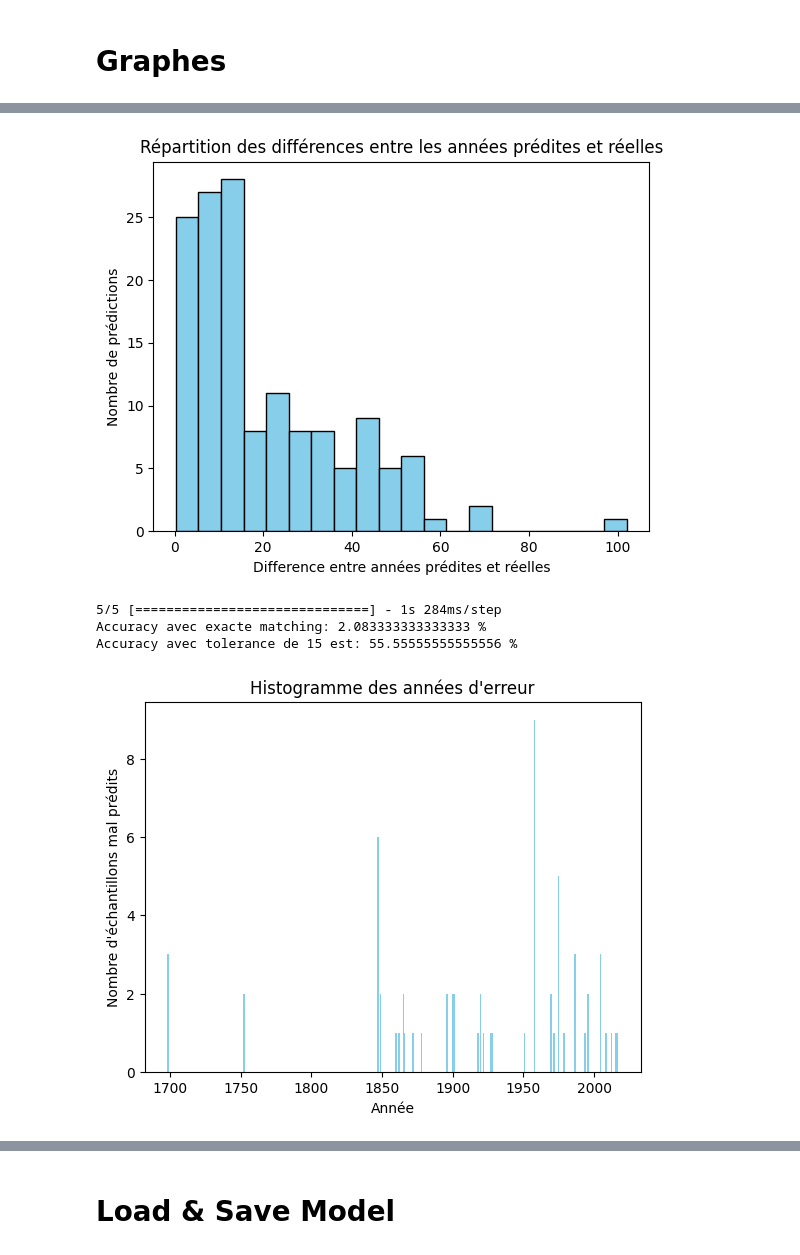
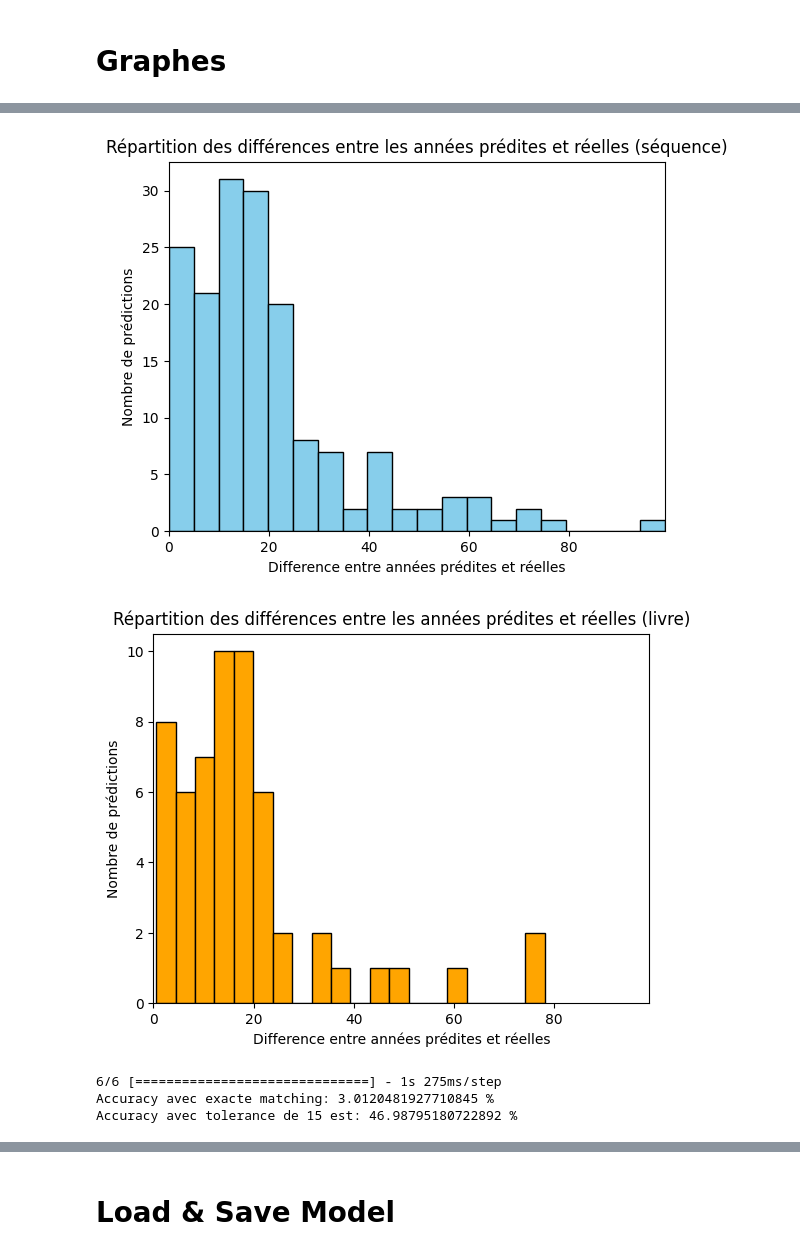
Before and after one commit to dorianGT/Text-Datation-With-CNN, a Jupyter notebook: TER.ipynb, the cells around one changed output, grey strips where cells are left out. Drawn from its saved outputs; the diff is of its cells as text; code cells hidden in the pictures.

```diff
--- a/TER.ipynb
+++ b/TER.ipynb
@@ -436,7 +471,7 @@ Nombre de séquences de données: 334
 ### Test Data
 # %%
 # Transformation de chaque texte dans X_test en une séquence d'entiers
-sequences_testA,sequences_testB = tokenizer.tokenize(X_test)
+sequences_testA,sequences_testB,sequences_testC = tokenizer.tokenize(X_test)
 # %% [output]
 Progression : 1.45% complète
 Progression : 2.90% complète
@@ -689,7 +630,7 @@ model_params = {'embedding_dim': 15,
                 'dropout':0.4 }
 
 # Création du modèle en utilisant l'architecture spécifiée
-input_shape = (max_len, embedding_dim+word_param_number)
+# input_shape = (max_len, embedding_dim+word_param_number)
 #model = archi(model_params,input_shape)
 model = define_multi_model(max_len, token_number)
 
@@ -706,9 +647,9 @@ early_stopping = EarlyStopping(monitor='loss', patience=3)
 # Création du callback EarlyStopping pour surveiller la perte de validation
 early_stopping_val = EarlyStopping(monitor='val_loss', patience=3)
 
-train = [data_trainA,data_trainB]
-val = [data_valA,data_valB]
-test = [data_testA,data_testB]
+train = [data_trainA,data_trainB,data_trainC]
+val = [data_valA,data_valB,data_valC]
+test = [data_testA,data_testB,data_testC]
 
 # with tf.device('/cpu:0'):
 #    data_train_tensor = tf.convert_to_tensor(data_train, np.float32)
@@ -719,7 +660,7 @@ test = [data_testA,data_testB]
 #    y_test_tensor = tf.convert_to_tensor(y_test, np.float32)
 
 # Entraînement du modèle avec les données d'entraînement et de validation, en utilisant EarlyStopping pour éviter le surapprentissage
-history = model.fit(train, y_train, epochs=200, batch_size=64, validation_data=(val, y_val), callbacks=[early_stopping, early_stopping_val])
+history = model.fit(train, y_train, epochs=1000, batch_size=64, validation_data=(val, y_val), callbacks=[early_stopping, early_stopping_val])
 
 # L'historique de l'entraînement
 history.history
@@ -771,14 +730,18 @@ Evaluation on Validation Data:
 # %%
+# Prédiction des dates
 y_pred = model.predict(test)
 
-error_samples = []
-tolerance = 15
-within_tolerance_count = 0
+error_samples = []  # Liste pour stocker les échantillons en dehors de la tolérance
+tolerance = 20  # Tolérance définie pour considérer les prédictions comme correctes
+within_tolerance_count = 0  # Compteur pour les prédictions dans la tolérance
 
+# Parcours de chaque échantillon dans les données de test
 for i in range(len(y_test)):
+    # Vérification si la différence entre la valeur prédite et la valeur réelle est dans la tolérance
     if abs(round(y_pred[i][0]) - y_test[i]) <= tolerance:
         within_tolerance_count += 1
 
+# Calcul de l'exactitude dans la tolérance
 accuracy_within_tolerance = (within_tolerance_count / len(y_test)) * 100
 
 print("Accuracy within tolerance:", accuracy_within_tolerance, "%")
@@ -897,8 +897,8 @@ min:  [1708.3177]
 # Graphes
 # %%
 # Plot training & validation loss values
-plt.plot(history.history['loss'][1:])
-plt.plot(history.history['val_loss'][1:])
+plt.plot(history.history['loss'][2:])
+plt.plot(history.history['val_loss'][2:])
 plt.title('Model loss')
 plt.ylabel('Loss')
 plt.xlabel('Epoch')
@@ -917,16 +917,27 @@ plt.show()
 #Calcul de la différence entre les années prédites et les années réelles
 y_pred = model.predict(test)
 diff = np.abs(y_test - y_pred.flatten())
+diff2 = np.abs(predicted_book_date - true_book_date)
 
-#le dernier bin
-max_diff = np.max(diff)
+# Calcul des limites maximales des différences pour les deux jeux de données
+max_diff = max(np.max(diff), np.max(diff2))
 
-#Plot de l'histogramme des différences entre les années prédites et réelles
+# Plot de l'histogramme des différences entre les années prédites et réelles pour la séquence
 plt.hist(diff, bins=20, color='skyblue', edgecolor='black')
 plt.xlabel('Difference entre années prédites et réelles')
 plt.ylabel('Nombre de prédictions')
-plt.title('Répartition des différences entre les années prédites et réelles')
+plt.title('Répartition des différences entre les années prédites et réelles (séquence)')
+plt.xlim(0, max_diff)  # Limite des axes pour les deux graphiques
 plt.show()
+
+# Plot de l'histogramme des différences entre les années prédites et réelles pour le livre
+plt.hist(diff2, bins=20, color='orange', edgecolor='black')
+plt.xlabel('Difference entre années prédites et réelles')
+plt.ylabel('Nombre de prédictions')
+plt.title('Répartition des différences entre les années prédites et réelles (livre)')
+plt.xlim(0, max_diff)  # Limite des axes pour les deux graphiques
+plt.show()
+
 
 
 #-----------------------------------voir quelle année est la plus dure----------------------------------#
@@ -974,5 +985,5 @@ plt.show()
-[figure, old version]
+[figure, new version]
+[figure, new version]
-5/5 [==============================] - 1s 284ms/step
-Accuracy avec exacte matching: 2.083333333333333 %
-Accuracy avec tolerance de 15 est: 55.55555555555556 %
+6/6 [==============================] - 1s 275ms/step
+Accuracy avec exacte matching: 3.0120481927710845 %
+Accuracy avec tolerance de 15 est: 46.98795180722892 %
-[figure, old version]
```
Also changed, not shown: parts of 25 cells of this notebook, 2 other files.
